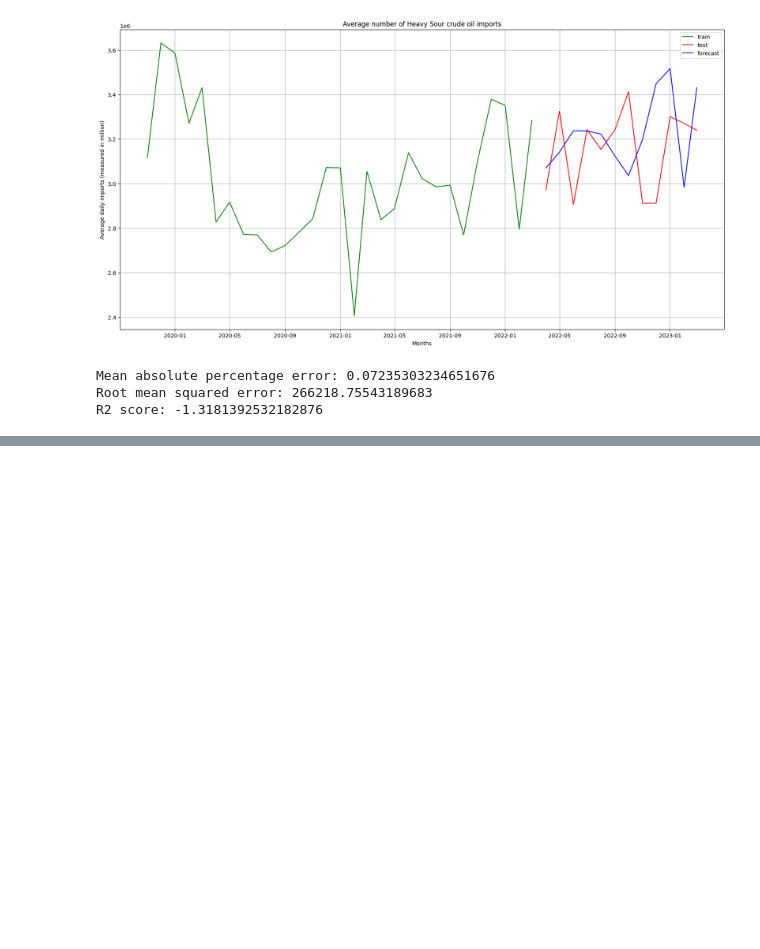
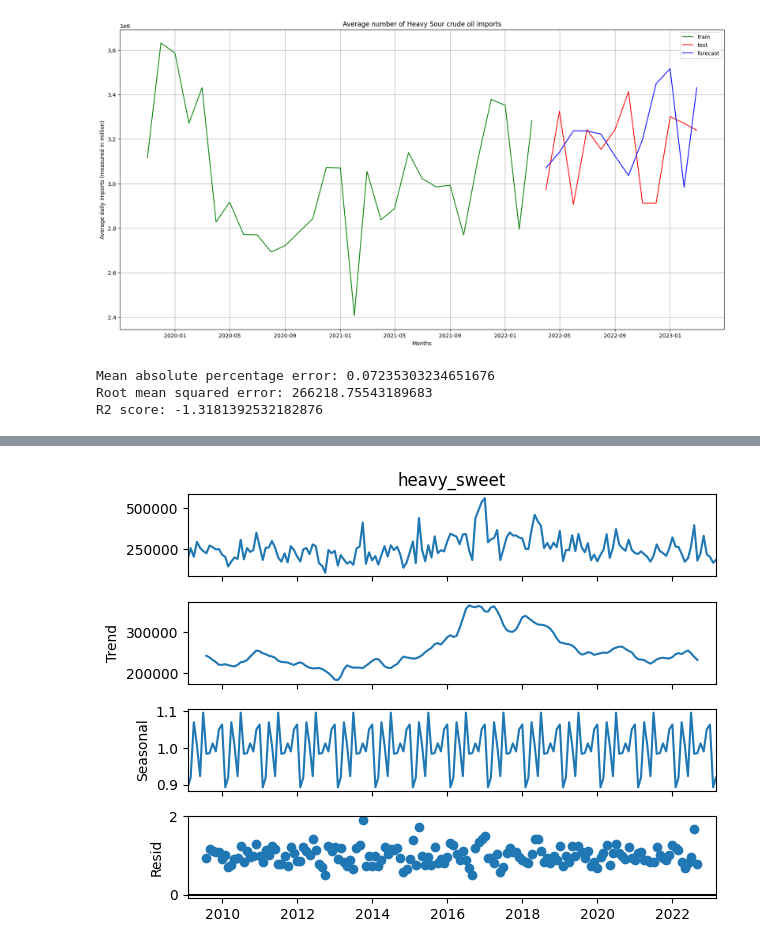
Before and after one commit to Erik-02/oil, a Jupyter notebook: Untitled2.ipynb, the cells around one changed output, grey strips where cells are left out. Drawn from its saved outputs; the diff is of its cells as text; code cells hidden in the pictures; blank space fills up the shorter version.

```diff
--- a/Untitled2.ipynb
+++ b/Untitled2.ipynb
@@ -493,0 +532,6 @@ R2 score: -1.3181392532182876
+# %%
+sdc = seasonal_decompose(df['heavy_sweet'], model='multiplicative', period=12)
+sdc.plot()
+plt.show()
+# %% [output]
+[figure, added]
```
Also changed, not shown: parts of 36 cells of this notebook.
